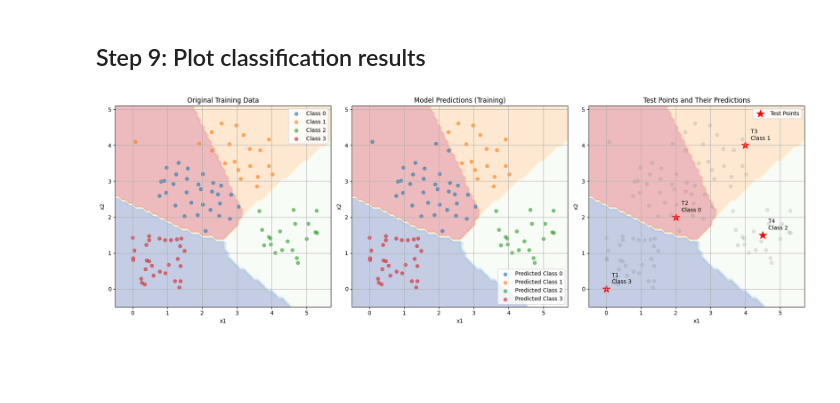
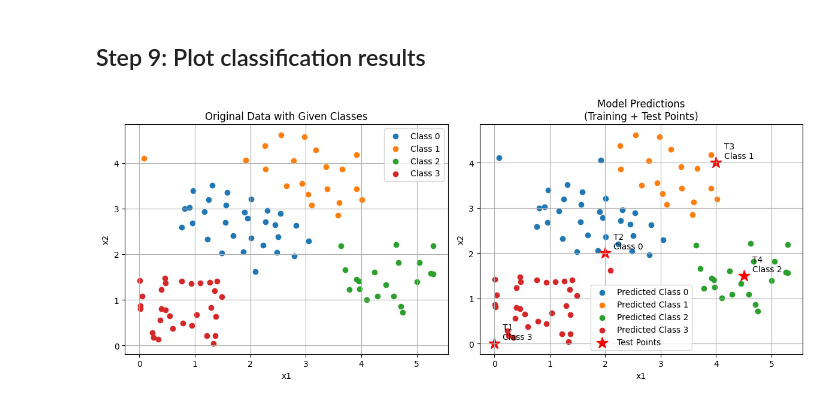
Before and after one commit to ethansmadjaa/ML_LABS2, a Jupyter notebook: LAB1/LAB/LAB_FFNN.ipynb, the cells around one changed output. Cells and saved outputs as stored; diff of their text form; code cells hidden in the pictures; blank space fills up the shorter version.

Commit message:
✨improved the classification plot

```diff
--- a/LAB1/LAB/LAB_FFNN.ipynb
+++ b/LAB1/LAB/LAB_FFNN.ipynb
@@ -107,6 +107,9 @@ results = forward_propagation(X, V, W)
 y_true_onehot = np.eye(J)[data['y'].astype(int)]
 
 X_bar = results['X_bar']
+F_bar = results['F_bar']
+F = results['F']
+G = results['G']
 
 # Calculate error
 E = 0.5 * np.sum((results['G'] - y_true_onehot) ** 2)
@@ -416,90 +419,65 @@ Test Point 4: 0.905
 # %% [markdown]
 ## Step 9: Plot classification results
 # %%
-# Create a grid of points for visualization
-x1_min, x1_max = min(data['x1'].min(), X_test[:, 0].min()) - 0.5, max(data['x1'].max(), X_test[:, 0].max()) + 0.5
-x2_min, x2_max = min(data['x2'].min(), X_test[:, 1].min()) - 0.5, max(data['x2'].max(), X_test[:, 1].max()) + 0.5
-xx1, xx2 = np.meshgrid(np.arange(x1_min, x1_max, 0.1),
-                      np.arange(x2_min, x2_max, 0.1))
+import matplotlib.pyplot as plt
 
-# Reshape the grid points for prediction
-grid_points = np.c_[xx1.ravel(), xx2.ravel()]
+# Create subplots for comparison
+plt.figure(figsize=(12, 5))
 
-# Get predictions for grid points
-grid_predictions = forward_propagation(grid_points, V, W)
-grid_classes = np.argmax(grid_predictions['G'], axis=1)
-grid_classes = grid_classes.reshape(xx1.shape)
-
-# Set up the figure with three subplots
-plt.figure(figsize=(18, 6))
-
-# 1. Original Training Data
-plt.subplot(131)
-plt.contourf(xx1, xx2, grid_classes, alpha=0.3, cmap=plt.cm.RdYlBu)
+# 1. Original Data Plot (Given classes)
+plt.subplot(121)
 for label in np.unique(data['y']):
     mask = data['y'] == label
     plt.scatter(data[mask]['x1'], data[mask]['x2'],
-               label=f'Class {label}', alpha=0.6)
-plt.title('Original Training Data')
+               label=f'Class {label}')
+
+plt.title('Original Data with Given Classes')
 plt.xlabel('x1')
 plt.ylabel('x2')
 plt.legend()
 plt.grid(True)
 
-# 2. Model Predictions (Training)
-plt.subplot(132)
-plt.contourf(xx1, xx2, grid_classes, alpha=0.3, cmap=plt.cm.RdYlBu)
-train_predictions = forward_propagation(X, V, W)
-train_classes = np.argmax(train_predictions['G'], axis=1)
-for label in np.unique(train_classes):
-    mask = train_classes == label
+# 2. Model Predictions (Training + Test points)
+plt.subplot(122)
+
+# Get predictions for training data
+train_output = forward_propagation(X, V, W)
+train_pred = np.argmax(train_output['G'], axis=1)
+
+# Plot training predictions
+for label in np.unique(train_pred):
+    mask = train_pred == label
     plt.scatter(X[mask, 0], X[mask, 1],
-               label=f'Predicted Class {label}', alpha=0.6)
-plt.title('Model Predictions (Training)')
-plt.xlabel('x1')
-plt.ylabel('x2')
-plt.legend()
-plt.grid(True)
+               label=f'Predicted Class {label}')
 
-# 3. Test Points with Predictions
-plt.subplot(133)
-plt.contourf(xx1, xx2, grid_classes, alpha=0.3, cmap=plt.cm.RdYlBu)
-
-# Plot training data points with lower alpha for context
-for label in np.unique(data['y']):
-    mask = data['y'] == label
-    plt.scatter(data[mask]['x1'], data[mask]['x2'],
-               alpha=0.2, color='gray')
-
-# Plot test points
-test_predictions = forward_propagation(X_test, V, W)
-test_classes = np.argmax(test_predictions['G'], axis=1)
+# Get and plot test predictions
+test_output = forward_propagation(X_test, V, W)
+test_pred = np.argmax(test_output['G'], axis=1)
 plt.scatter(X_test[:, 0], X_test[:, 1],
-           c='red', marker='*', s=200,
+           color='red', marker='*', s=200,
            label='Test Points')
 
-# Add annotations for test points
+# Label test points
 for i, (x, y) in enumerate(X_test):
-    plt.annotate(f'T{i+1}\nClass {test_classes[i]}',
-                (x, y), xytext=(10, 10),
+    plt.annotate(f'T{i+1}\nClass {test_pred[i]}',
+                (x, y), xytext=(10, 5),
                 textcoords='offset points')
 
-plt.title('Test Points and Their Predictions')
+plt.title('Model Predictions\n(Training + Test Points)')
 plt.xlabel('x1')
 plt.ylabel('x2')
 plt.legend()
 plt.grid(True)
 
 plt.tight_layout()
 plt.show()
 
-# Print classification results for test points
-print("\nTest Points Classification Results:")
-print("-" * 60)
-print("Test Point (x1, x2)  | Predicted Class | Probabilities")
-print("-" * 60)
-for i, (point, pred_class, probs) in enumerate(zip(X_test, test_classes, test_predictions['G'])):
-    prob_str = ' '.join([f'{p:.3f}' for p in probs])
-    print(f"T{i+1}: ({point[0]:.1f}, {point[1]:.1f})    | Class {pred_class}        | {prob_str}")
+# Print test point predictions
+print("\nTest Point Classifications:")
+print("-" * 50)
+print("Point (x1, x2)      | Predicted Class")
+print("-" * 50)
+for i, (point, pred) in enumerate(zip(X_test, test_pred)):
+    print(f"T{i+1}: ({point[0]:.1f}, {point[1]:.1f})  | Class {pred}")
 # %% [output]
-[figure, old version]
+[figure, new version]
```
Also changed, not shown: parts of 7 cells of this notebook.
